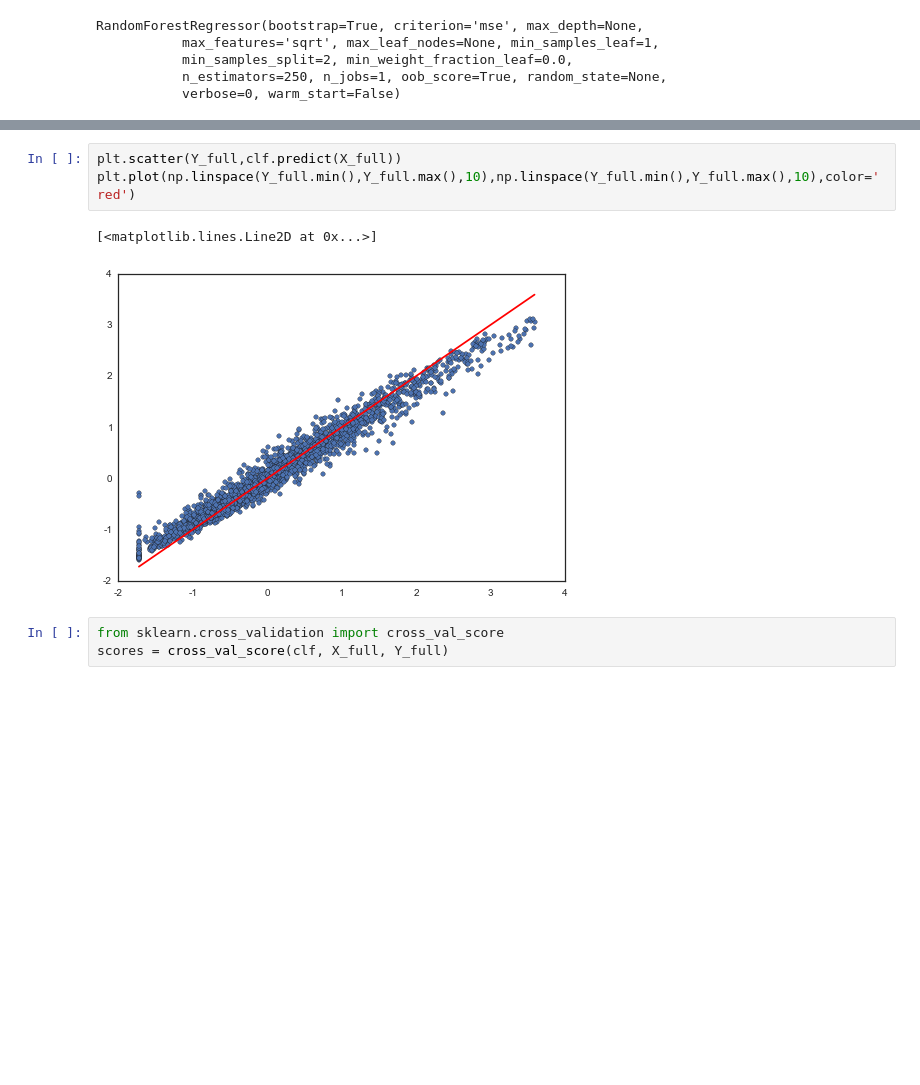
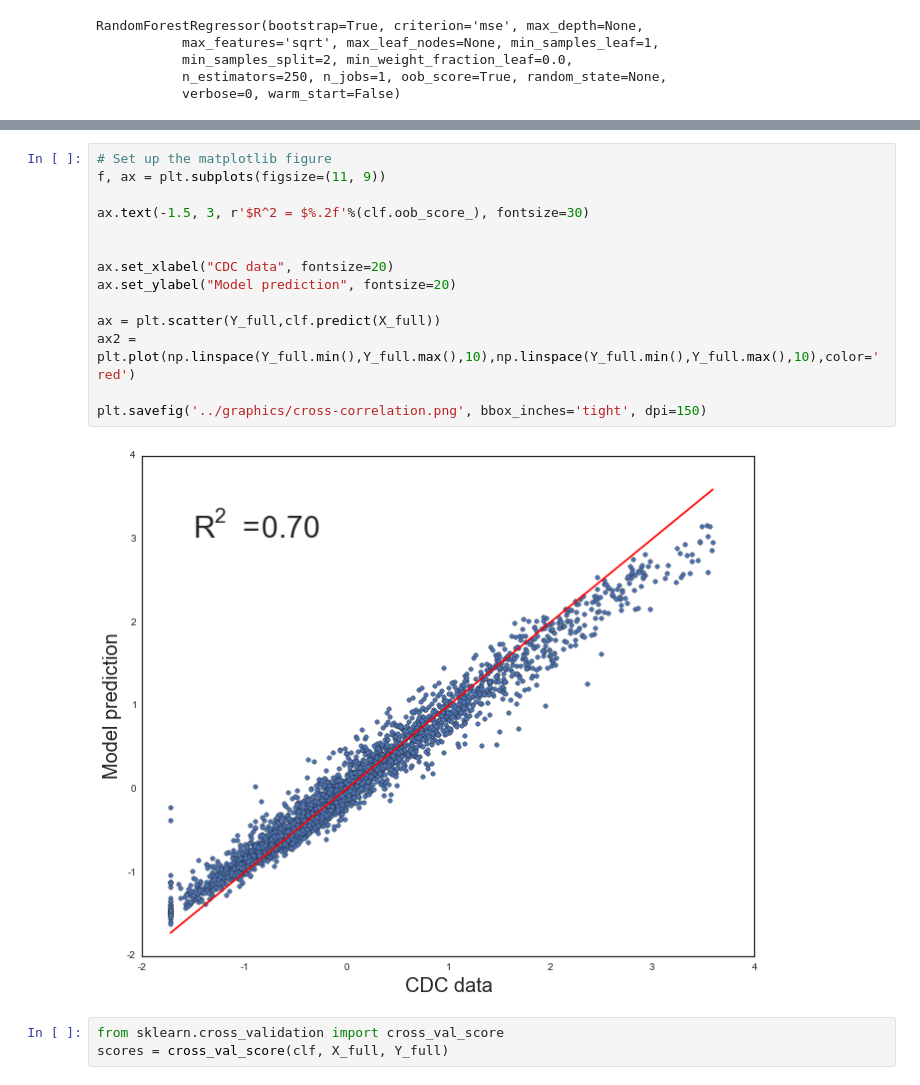
Before and after one commit to ahwkuepper/stdme, a Jupyter notebook: code/CDC_and_census_data_exploration_and_cleaning_Chlamydia.ipynb, the cells around one changed output, grey strips where cells are left out. Drawn from its saved outputs; the diff is of its cells as text; blank space fills up the shorter version.

```diff
--- a/code/CDC_and_census_data_exploration_and_cleaning_Chlamydia.ipynb
+++ b/code/CDC_and_census_data_exploration_and_cleaning_Chlamydia.ipynb
@@ -1353,9 +1354,19 @@ Out of bag error score: 0.70393
 # %%
-plt.scatter(Y_full,clf.predict(X_full))
-plt.plot(np.linspace(Y_full.min(),Y_full.max(),10),np.linspace(Y_full.min(),Y_full.max(),10),color='red')
+# Set up the matplotlib figure
+f, ax = plt.subplots(figsize=(11, 9))
+
+ax.text(-1.5, 3, r'$R^2 = $%.2f'%(clf.oob_score_), fontsize=30)
+
+
+ax.set_xlabel("CDC data", fontsize=20)
+ax.set_ylabel("Model prediction", fontsize=20)
+
+ax = plt.scatter(Y_full,clf.predict(X_full))
+ax2 = plt.plot(np.linspace(Y_full.min(),Y_full.max(),10),np.linspace(Y_full.min(),Y_full.max(),10),color='red')
+
+plt.savefig('../graphics/cross-correlation.png', bbox_inches='tight', dpi=150)
 # %% [output]
-[<matplotlib.lines.Line2D at 0x...>]
-[figure, old version]
+[figure, new version]
 # %%
 from sklearn.cross_validation import cross_val_score
 scores = cross_val_score(clf, X_full, Y_full)
```
Also changed, not shown: parts of 10 cells of this notebook, 2 other files.
